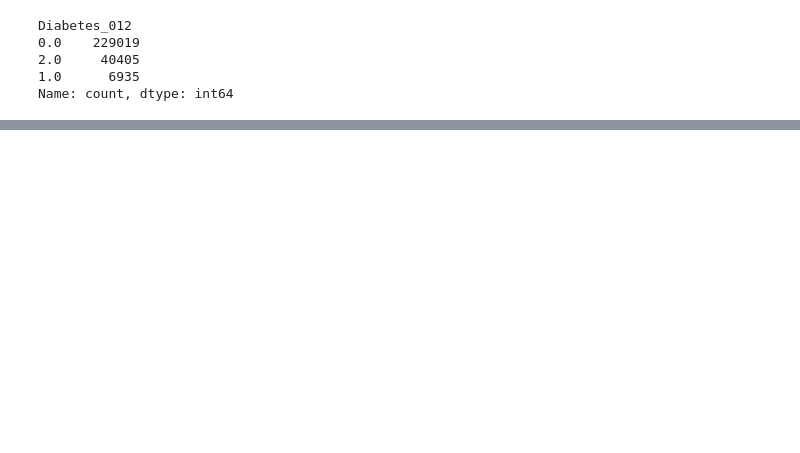
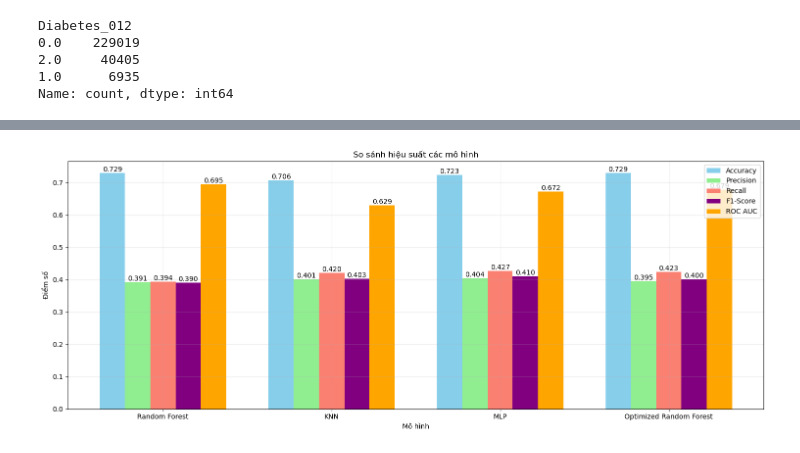
Before and after one commit to lngquoctrung/diabetes-prediction-machine-learning, a Jupyter notebook: test.ipynb, the cells around one changed output, grey strips where cells are left out. Saved outputs shown, nothing was run; the diff lists cells and outputs as text; code cells hidden in the pictures; blank space fills up the shorter version.

```diff
--- a/test.ipynb
+++ b/test.ipynb
@@ -558,5 +687,6 @@ Diabetes_012
 1.0      6935
 Name: count, dtype: int64
 # %%
-X = diabetes_df_2023.drop(columns=['Diabetes_012'])
-y_true = diabetes_df_2023['Diabetes_012']
+# Tách feature và label thật
+X = prced_diabetes_df_2023.drop(columns=['Diabetes_012'])
+y_true = prced_diabetes_df_2023['Diabetes_012']
@@ -568,3 +698,6 @@ scaled_X = smote_scaler.transform(X)
 # %%
-# Load models
-rf_model = joblib.load('./output/models/best_rf_model.joblib')
+# Load các model
+rf_model = joblib.load('./output/models/smote_rf_model.joblib')
+knn_model = joblib.load('./output/models/smote_knn_model.joblib')
+mlp_model = joblib.load('./output/models/smote_mlp_model.joblib')
+optimized_rf_model = joblib.load('./output/models/best_rf_model.joblib')
@@ -571,2 +711,6 @@ rf_model = joblib.load('./output/models/best_rf_model.joblib')
 # %%
-y_pred = rf_model.predict(scaled_X)
+# Dự đoán
+rf_y_pred = rf_model.predict(scaled_X)
+knn_y_pred = knn_model.predict(scaled_X)
+mlp_y_pred = mlp_model.predict(scaled_X)
+optimized_rf_y_pred = optimized_rf_model.predict(scaled_X)
@@ -619,0 +922,13 @@ weighted avg       0.77      0.72      0.74    276359
+# %%
+# Tạo dictionary chứa các mô hình
+org_models = {
+    'Random Forest': rf_model,
+    'KNN': knn_model,
+    'MLP': mlp_model,
+    'Optimized Random Forest': optimized_rf_model
+}
+# %%
+# So sánh các mô hình
+comparison_results = compare_models(org_models, scaled_X, y_true)
+# %% [output]
+[figure, added]
```
Also changed, not shown: parts of 51 cells of this notebook, 14 other files.
